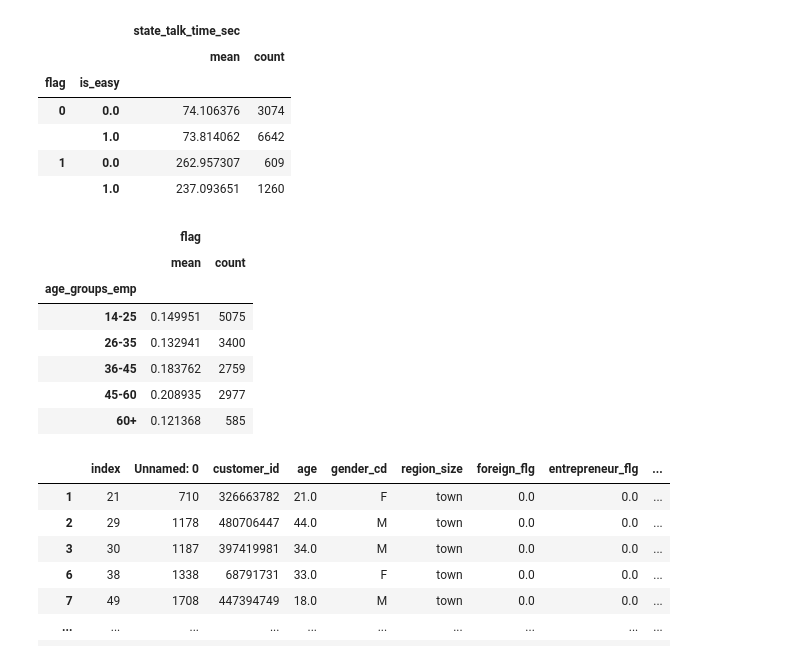
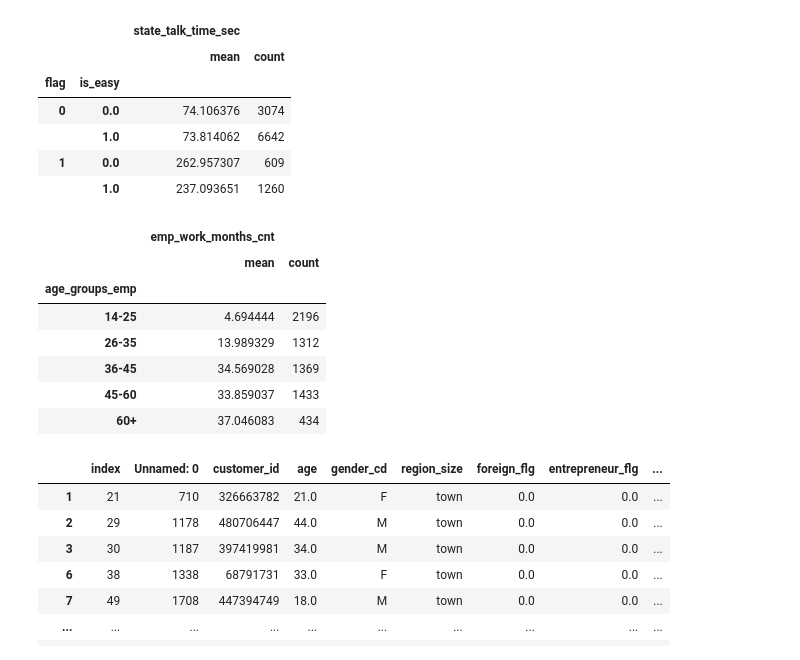
Before and after one commit to ssd2008/DANO24, a Jupyter notebook: matching.ipynb, the cells around one changed output. Saved outputs shown, nothing was run; the diff lists cells and outputs as text; code cells hidden in the pictures.

```diff
--- a/matching.ipynb
+++ b/matching.ipynb
@@ -144,9 +147,42 @@ def sha_budet_rok(x):
     elif x <= 60:
         return '45-60'
     else:
-        return '60+'
+        return '60-80'
 
+def sha_budet_rok2(x):
+    if x <= 25:
+        return 0
+    elif x <= 35:
+        return 1
+    elif x <= 45:
+        return 2
+    elif x <= 60:
+        return 3
+    else:
+        return 4
+
+
+def liza_prosto_zaputalas_v_oboznacheniyah(x):
+    if x == 1:
+        return 'Гендеры совпадают'
+    if x == 0:
+        return 'Гендеры разные'
 
 df_plus_emp['age_groups_cd'] = df_plus_emp['age'].apply(lambda x: sha_budet_rok(x))
 df_plus_emp['age_groups_emp'] = df_plus_emp['emp_age_new'].apply(lambda x: sha_budet_rok(x))
 df_plus_emp['age_group_matching'] = (df_plus_emp['age_groups_cd'] == df_plus_emp['age_groups_emp']).astype(int)
+df_plus_emp['pol_sovpadenie'] = df_plus_emp['gender_matching'].apply(lambda x: liza_prosto_zaputalas_v_oboznacheniyah(x))
+# %%
+# Функция для получения нижней границы группы
+def extract_min_age(group):
+    return int(group.split('-')[0])
+
+# Преобразуем группы в числовые значения (нижняя граница)
+df_plus_emp['emp_group_min'] = df_plus_emp['age_groups_emp'].apply(extract_min_age)
+df_plus_emp['client_group_min'] = df_plus_emp['age_groups_cd'].apply(extract_min_age)
+
+df_plus_emp['matching_variance'] = np.where(df_plus_emp['emp_group_min'] > df_plus_emp['client_group_min'], 'Оператор старше клиента',
+                                   np.where(df_plus_emp['emp_group_min'] == df_plus_emp['client_group_min'], 'Одинаковый возраст', 'Клиент старше операторa'))
+
+# Удаляем временные столбцы, если они не нужны
+df_plus_emp.drop(['emp_group_min', 'client_group_min'], axis=1, inplace=True)
@@ -152,0 +424,2 @@ df_plus_emp['age_group_matching'] = (df_plus_emp['age_groups_cd'] == df_plus_emp
+# %%
+df_plus_emp['age_plus_gender_matching'] = ((df_plus_emp['matching_variance'] == -1) & (df_plus_emp['gender_matching'] == 0))
@@ -613,16 +946,16 @@ df_plus_emp[['is_easy', 'flag', 'state_talk_time_sec']].groupby(by=['flag', 'is_
 | 1 | 0.0 | 262.957307 | 609 |
 |  | 1.0 | 237.093651 | 1260 |
 # %%
-df_plus_emp[[ 'age_groups_emp', 'flag']].groupby(by=['age_groups_emp']).agg(['mean', 'count'])
+df_plus_emp[df_plus_emp['product_cd'] == 'Credit Cards'][[ 'age_groups_emp', 'emp_work_months_cnt']].groupby(by=['age_groups_emp']).agg(['mean', 'count'])
 # %% [output]
-|  | flag |  |
+|  | emp_work_months_cnt |  |
 |  | mean | count |
 | age_groups_emp |  |  |
-| 14-25 | 0.149951 | 5075 |
-| 26-35 | 0.132941 | 3400 |
-| 36-45 | 0.183762 | 2759 |
-| 45-60 | 0.208935 | 2977 |
-| 60+ | 0.121368 | 585 |
+| 14-25 | 4.694444 | 2196 |
+| 26-35 | 13.989329 | 1312 |
+| 36-45 | 34.569028 | 1369 |
+| 45-60 | 33.859037 | 1433 |
+| 60+ | 37.046083 | 434 |
 # %%
 df_gypotesa_1
 # %% [output]
```
Also changed, not shown: parts of 48 cells of this notebook.
